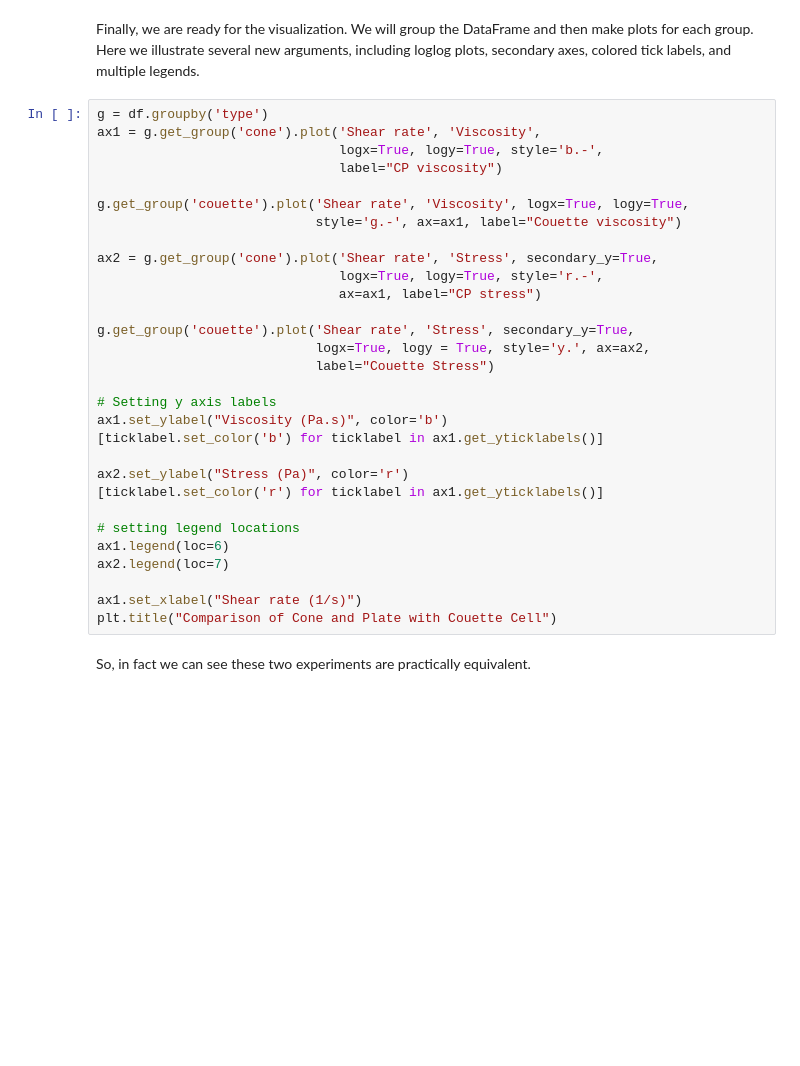
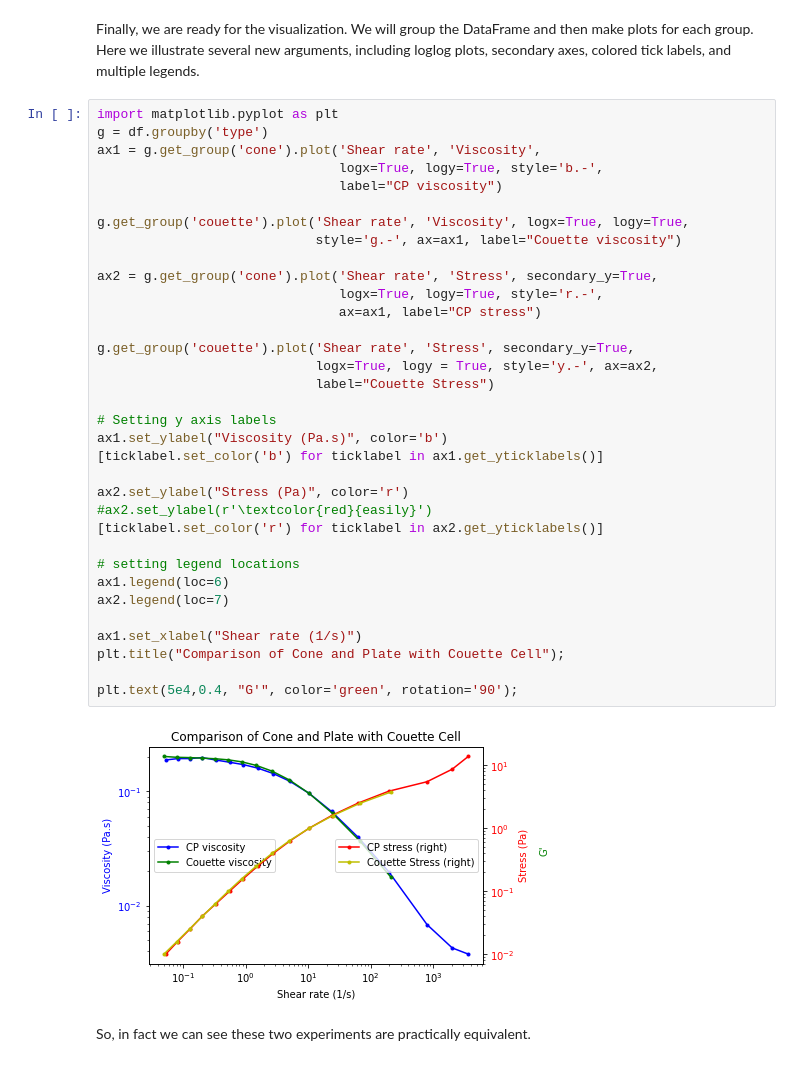
Before and after one commit to Steel-Bank-codespaces/s23-06681, a Jupyter notebook: lectures/03-intermediate-pandas/intermediate-pandas.ipynb, the cells around one changed output. Saved outputs shown, nothing was run; the diff lists cells and outputs as text; blank space fills up the shorter version.

```diff
--- a/lectures/03-intermediate-pandas/intermediate-pandas.ipynb
+++ b/lectures/03-intermediate-pandas/intermediate-pandas.ipynb
@@ -119,34 +468,40 @@ df
 # %% [markdown]
 Finally, we are ready for the visualization. We will group the DataFrame and then make plots for each group. Here we illustrate several new arguments, including loglog plots, secondary axes, colored tick labels, and multiple legends.
 # %%
+import matplotlib.pyplot as plt
 g = df.groupby('type')
 ax1 = g.get_group('cone').plot('Shear rate', 'Viscosity',
                                logx=True, logy=True, style='b.-',
                                label="CP viscosity")
 
 g.get_group('couette').plot('Shear rate', 'Viscosity', logx=True, logy=True,
                             style='g.-', ax=ax1, label="Couette viscosity")
 
 ax2 = g.get_group('cone').plot('Shear rate', 'Stress', secondary_y=True,
                                logx=True, logy=True, style='r.-',
                                ax=ax1, label="CP stress")
 
 g.get_group('couette').plot('Shear rate', 'Stress', secondary_y=True,
-                            logx=True, logy = True, style='y.', ax=ax2,
+                            logx=True, logy = True, style='y.-', ax=ax2,
                             label="Couette Stress")
 
 # Setting y axis labels
 ax1.set_ylabel("Viscosity (Pa.s)", color='b')
 [ticklabel.set_color('b') for ticklabel in ax1.get_yticklabels()]
 
 ax2.set_ylabel("Stress (Pa)", color='r')
-[ticklabel.set_color('r') for ticklabel in ax1.get_yticklabels()]
+#ax2.set_ylabel(r'\textcolor{red}{easily}')
+[ticklabel.set_color('r') for ticklabel in ax2.get_yticklabels()]
 
 # setting legend locations
 ax1.legend(loc=6)
 ax2.legend(loc=7)
 
 ax1.set_xlabel("Shear rate (1/s)")
-plt.title("Comparison of Cone and Plate with Couette Cell")
+plt.title("Comparison of Cone and Plate with Couette Cell");
+
+plt.text(5e4,0.4, "G'", color='green', rotation='90');
+# %% [output]
+[figure, added]
 # %% [markdown]
 So, in fact we can see these two experiments are practically equivalent.
```
Also changed, not shown: parts of 36 cells of this notebook.
